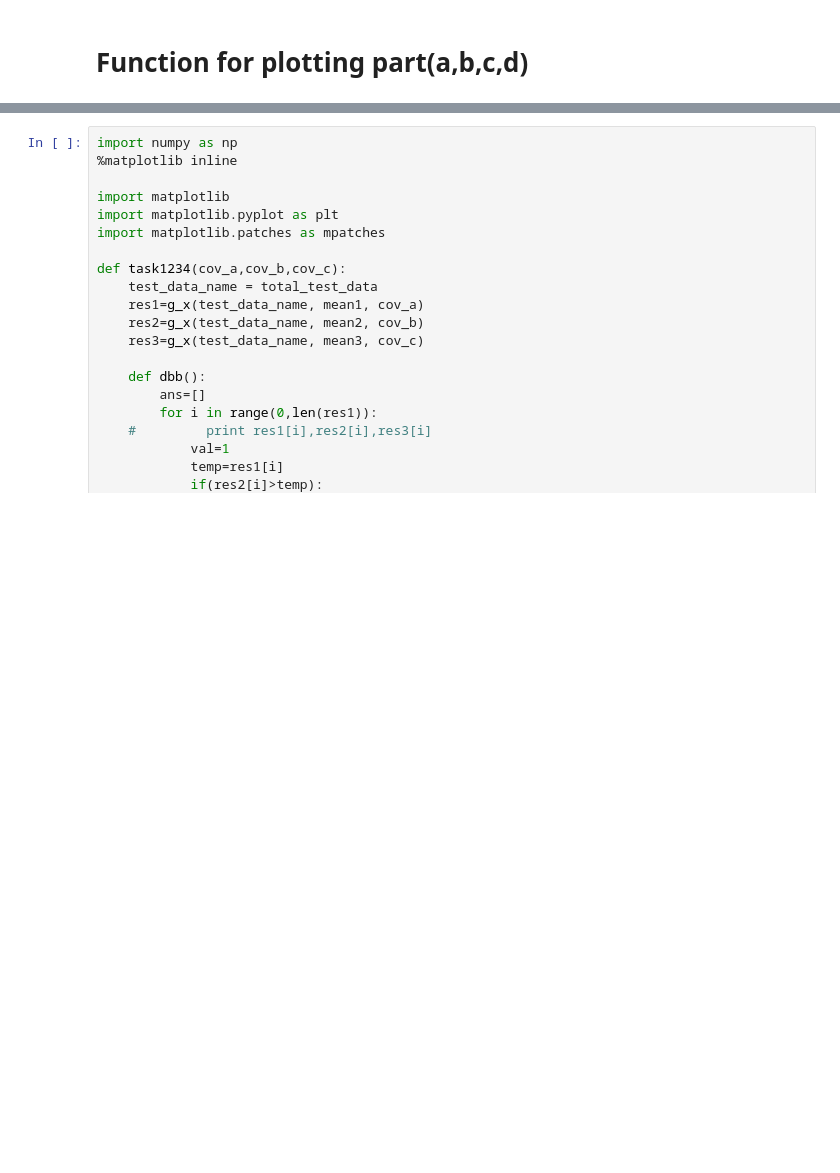
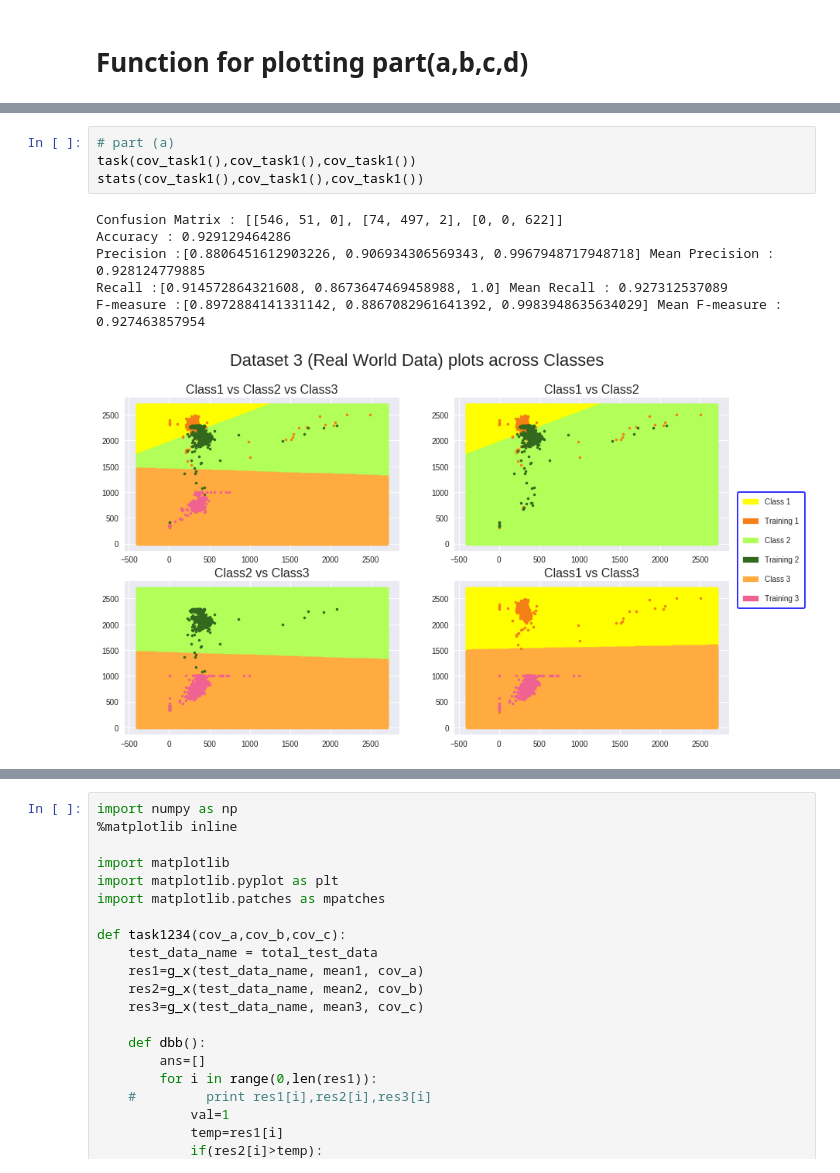
Before and after one commit to SerChirag/PR, a Jupyter notebook: data_3.ipynb, the cells around one changed output, grey strips where cells are left out. Cells and saved outputs as stored; diff of their text form; blank space fills up the shorter version.

```diff
--- a/data_3.ipynb
+++ b/data_3.ipynb
@@ -87,0 +324,11 @@ def g_x(test_data, mean, cov):
+# %%
+# part (a)
+task(cov_task1(),cov_task1(),cov_task1())
+stats(cov_task1(),cov_task1(),cov_task1())
+# %% [output]
+Confusion Matrix : [[546, 51, 0], [74, 497, 2], [0, 0, 622]]
+Accuracy : 0.929129464286
+Precision :[0.8806451612903226, 0.906934306569343, 0.9967948717948718] Mean Precision : 0.928124779885
+Recall :[0.914572864321608, 0.8673647469458988, 1.0] Mean Recall : 0.927312537089
+F-measure :[0.8972884141331142, 0.8867082961641392, 0.9983948635634029] Mean F-measure : 0.927463857954
+[figure, added]
```
Also changed, not shown: parts of 9 cells of this notebook.
